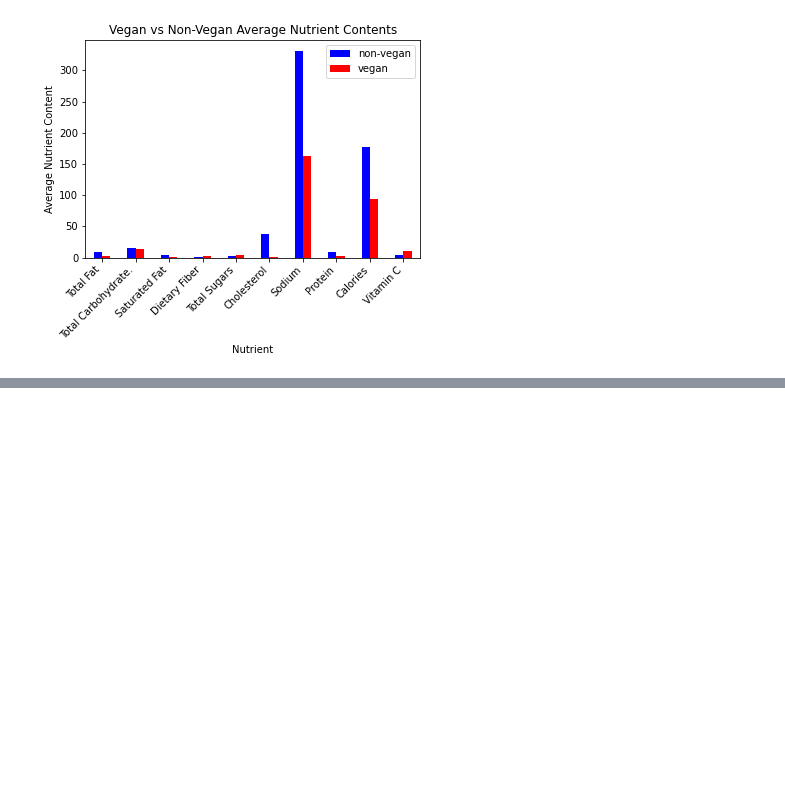
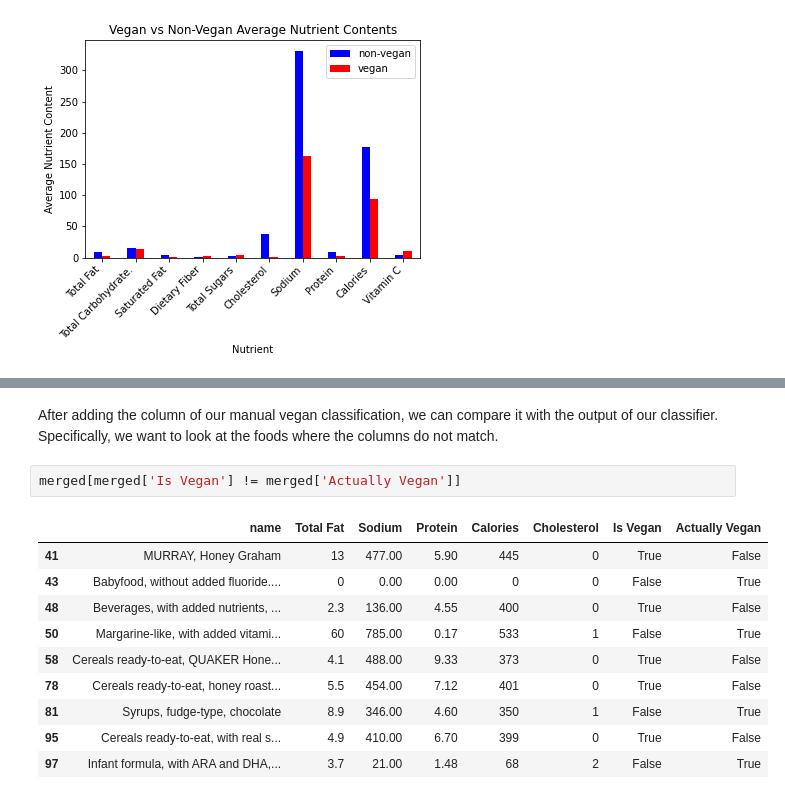
Before and after one commit to harlansgs/fall-2021-umd-dining-analysis, a Jupyter notebook: Meats at Maryland.ipynb, the cells around one changed output, grey strips where cells are left out. Cells and saved outputs as stored; diff of their text form; blank space fills up the shorter version.

```diff
--- a/Meats at Maryland.ipynb
+++ b/Meats at Maryland.ipynb
@@ -707,0 +773,15 @@ merged[merged['Is Vegetarian'] == False]
+# %% [markdown]
+After adding the column of our manual vegan classification, we can compare it with the output of our classifier. Specifically, we want to look at the foods where the columns do not match.
+# %%
+merged[merged['Is Vegan'] != merged['Actually Vegan']]
+# %% [output]
+|  | name | Total Fat | Sodium | Protein | Calories | Cholesterol | Is Vegan | Actually Vegan |
+| 41 | MURRAY, Honey Graham | 13 | 477.00 | 5.90 | 445 | 0 | True | False |
+| 43 | Babyfood, without added fluoride.... | 0 | 0.00 | 0.00 | 0 | 0 | False | True |
+| 48 | Beverages, with added nutrients, ... | 2.3 | 136.00 | 4.55 | 400 | 0 | True | False |
+| 50 | Margarine-like, with added vitami... | 60 | 785.00 | 0.17 | 533 | 1 | False | True |
+| 58 | Cereals ready-to-eat, QUAKER Hone... | 4.1 | 488.00 | 9.33 | 373 | 0 | True | False |
+| 78 | Cereals ready-to-eat, honey roast... | 5.5 | 454.00 | 7.12 | 401 | 0 | True | False |
+| 81 | Syrups, fudge-type, chocolate | 8.9 | 346.00 | 4.60 | 350 | 1 | False | True |
+| 95 | Cereals ready-to-eat, with real s... | 4.9 | 410.00 | 6.70 | 399 | 0 | True | False |
+| 97 | Infant formula, with ARA and DHA,... | 3.7 | 21.00 | 1.48 | 68 | 2 | False | True |
```
Also changed, not shown: parts of 24 cells of this notebook, 1 other file.
